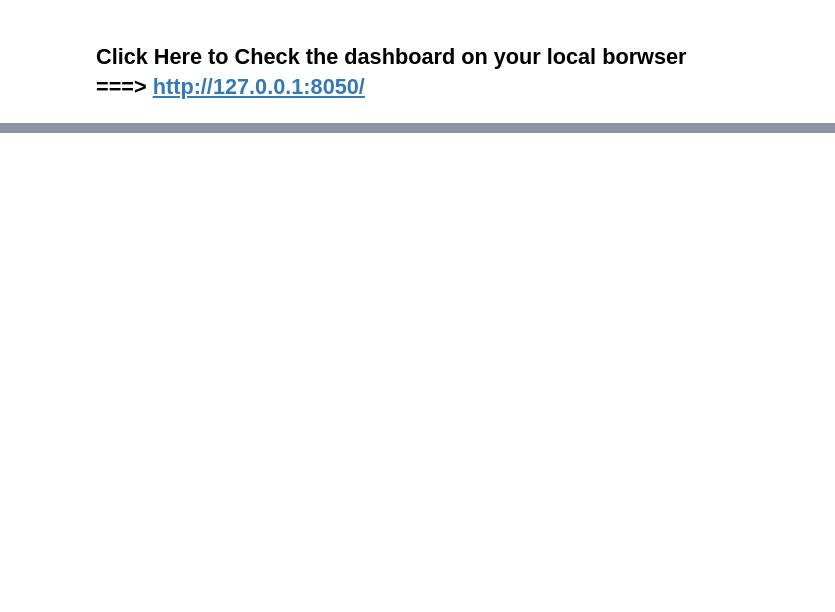
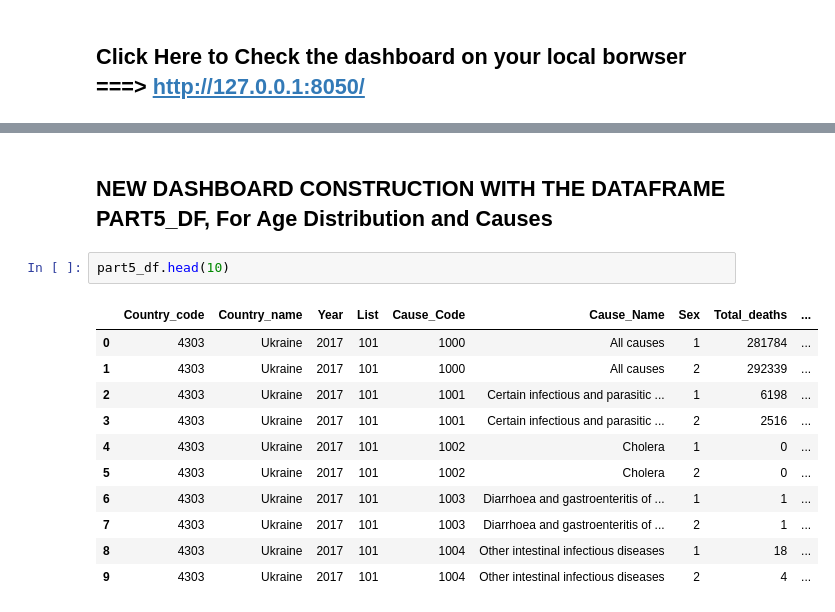
Before and after one commit to feLLpe04/Project3, a Jupyter notebook: cleaneddata/Research_Questions_1.ipynb, the cells around one changed output, grey strips where cells are left out. Drawn from its saved outputs; the diff is of its cells as text; blank space fills up the shorter version.

```diff
--- a/cleaneddata/Research_Questions_1.ipynb
+++ b/cleaneddata/Research_Questions_1.ipynb
@@ -1406,0 +1530,16 @@ Columns (2) have mixed types. Specify dtype option on import or set low_memory=F
+# %% [markdown]
+## NEW DASHBOARD CONSTRUCTION WITH THE DATAFRAME PART5_DF, For Age Distribution and Causes
+# %%
+part5_df.head(10)
+# %% [output]
+|  | Country_code | Country_name | Year | List | Cause_Code | Cause_Name | Sex | Total_deaths | ... |
+| 0 | 4303 | Ukraine | 2017 | 101 | 1000 | All causes | 1 | 281784 | ... |
+| 1 | 4303 | Ukraine | 2017 | 101 | 1000 | All causes | 2 | 292339 | ... |
+| 2 | 4303 | Ukraine | 2017 | 101 | 1001 | Certain infectious and parasitic ... | 1 | 6198 | ... |
+| 3 | 4303 | Ukraine | 2017 | 101 | 1001 | Certain infectious and parasitic ... | 2 | 2516 | ... |
+| 4 | 4303 | Ukraine | 2017 | 101 | 1002 | Cholera | 1 | 0 | ... |
+| 5 | 4303 | Ukraine | 2017 | 101 | 1002 | Cholera | 2 | 0 | ... |
+| 6 | 4303 | Ukraine | 2017 | 101 | 1003 | Diarrhoea and gastroenteritis of ... | 1 | 1 | ... |
+| 7 | 4303 | Ukraine | 2017 | 101 | 1003 | Diarrhoea and gastroenteritis of ... | 2 | 1 | ... |
+| 8 | 4303 | Ukraine | 2017 | 101 | 1004 | Other intestinal infectious diseases | 1 | 18 | ... |
+| 9 | 4303 | Ukraine | 2017 | 101 | 1004 | Other intestinal infectious diseases | 2 | 4 | ... |
```
Also changed, not shown: parts of 21 cells of this notebook.
